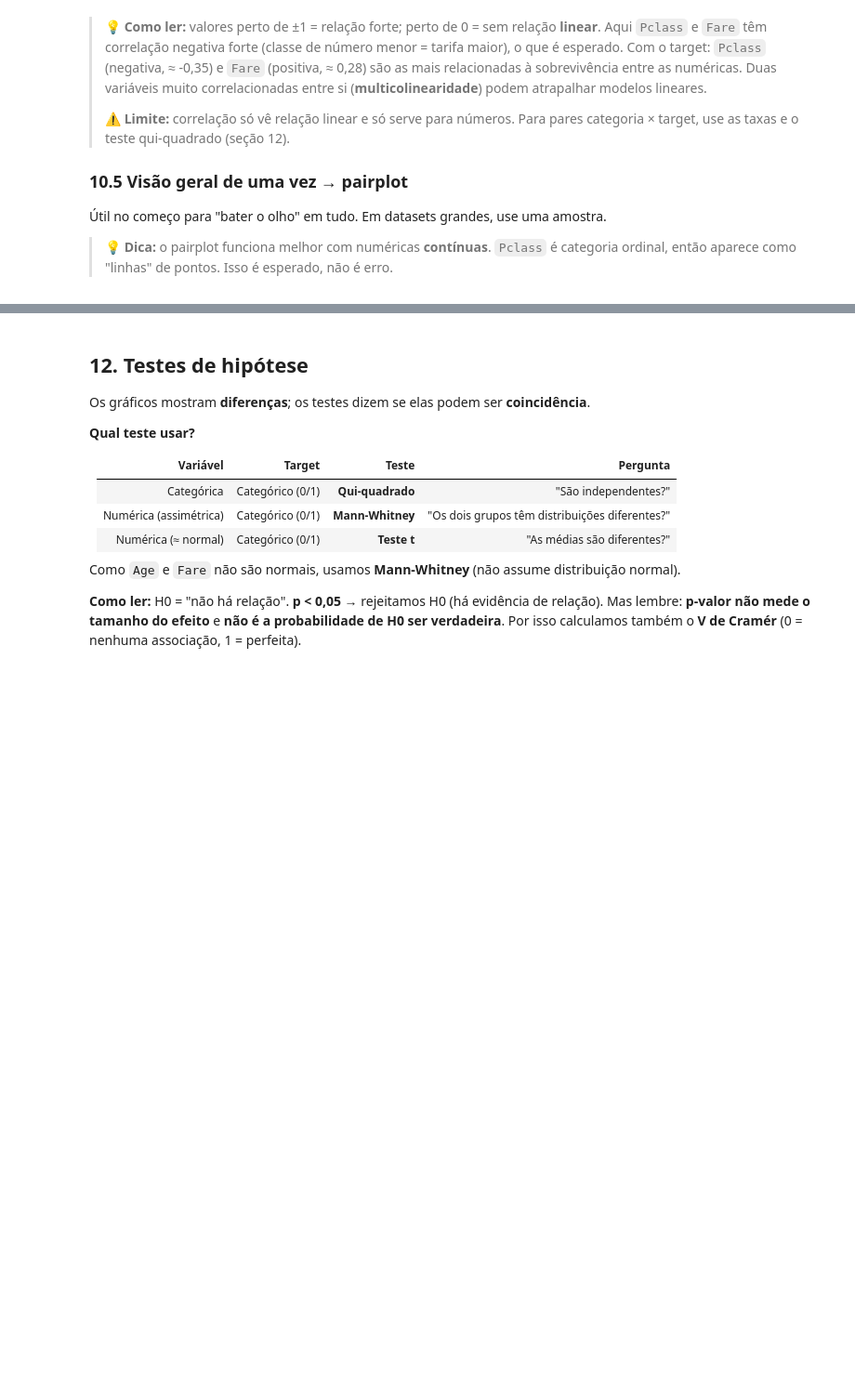
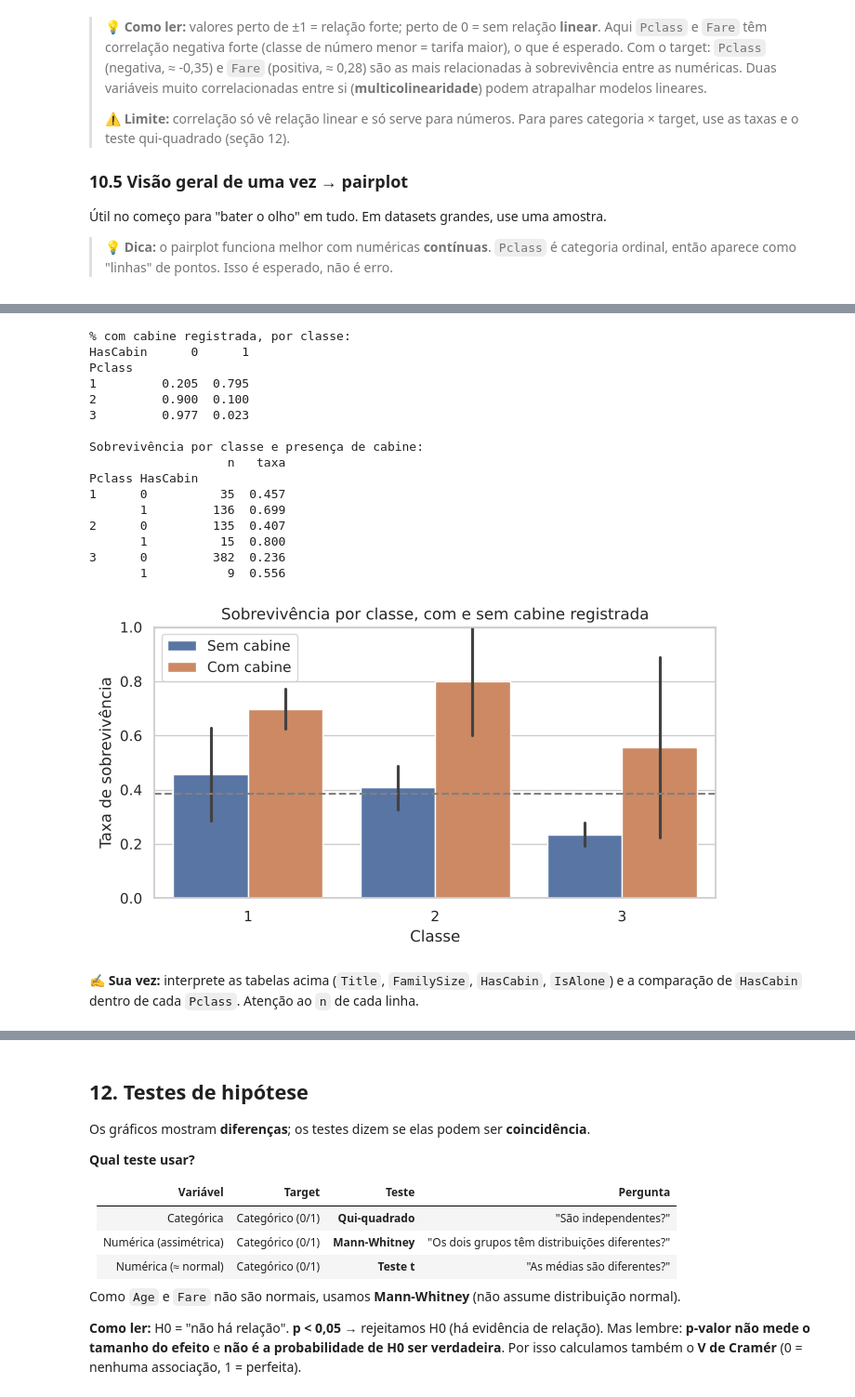
Before and after one commit to Brendalu2005/titanic-survival-classification, a Jupyter notebook: notebooks/02_eda.ipynb, the cells around one changed output, grey strips where cells are left out. Shown at 93% size. Drawn from its saved outputs; the diff is of its cells as text; code cells hidden in the pictures; blank space fills up the shorter version.

```diff
--- a/notebooks/02_eda.ipynb
+++ b/notebooks/02_eda.ipynb
@@ -693,3 +737,43 @@ Name: count, dtype: int64
+# %%
+# Hipótese "ter cabine registrada = classe alta": HasCabin dentro de cada Pclass
+print("% com cabine registrada, por classe:")
+print(pd.crosstab(eda["Pclass"], eda["HasCabin"], normalize="index").round(3), "\n")
+
+cabine_classe = eda.groupby(["Pclass", "HasCabin"])["Survived"].agg(n="count", taxa="mean").round(3)
+print("Sobrevivência por classe e presença de cabine:")
+print(cabine_classe)
+
+fig, ax = plt.subplots(figsize=(7, 4))
+sns.barplot(data=eda, x="Pclass", y="Survived", hue="HasCabin", seed=SEED, ax=ax)
+ax.axhline(train["Survived"].mean(), color="gray", ls="--")
+ax.set_ylim(0, 1)
+ax.set_xlabel("Classe")
+ax.set_ylabel("Taxa de sobrevivência")
+ax.set_title("Sobrevivência por classe, com e sem cabine registrada")
+h, _ = ax.get_legend_handles_labels()
+ax.legend(h, ["Sem cabine", "Com cabine"], title="")
+plt.tight_layout()
+plt.show()
+# %% [output]
+% com cabine registrada, por classe:
+HasCabin      0      1
+Pclass
+1         0.205  0.795
+2         0.900  0.100
+3         0.977  0.023
+
+Sobrevivência por classe e presença de cabine:
+                   n   taxa
+Pclass HasCabin
+1      0          35  0.457
+       1         136  0.699
+2      0         135  0.407
+       1          15  0.800
+3      0         382  0.236
+       1           9  0.556
+[figure, added]
+# %% [markdown]
+✍️ **Sua vez:** interprete as tabelas acima (`Title`, `FamilySize`, `HasCabin`, `IsAlone`) e a comparação de `HasCabin` dentro de cada `Pclass`. Atenção ao `n` de cada linha.
 # %% [markdown]
 > 🧠 **Insights a verificar no gráfico:**
 > - `Title`: **"Master"** (meninos) e **Miss/Mrs** sobrevivem muito mais que **Mr**. O título resume sexo + idade + estado civil em uma coluna.
```
Also changed, not shown: parts of 29 cells of this notebook, 22 other files.
